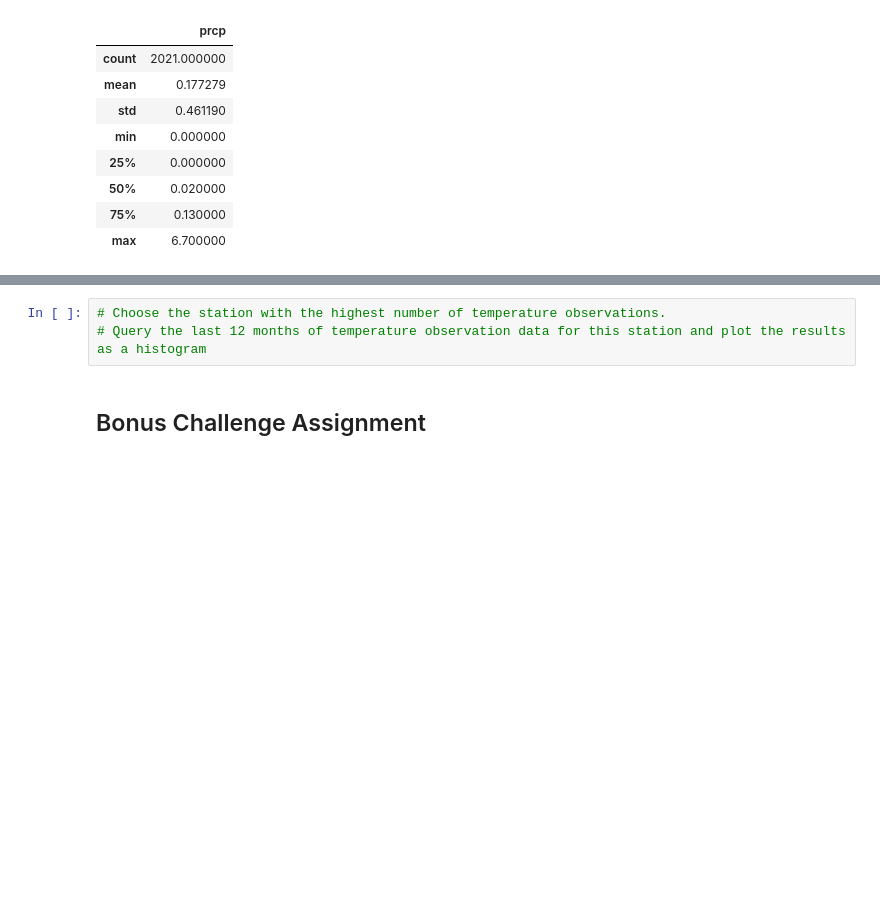
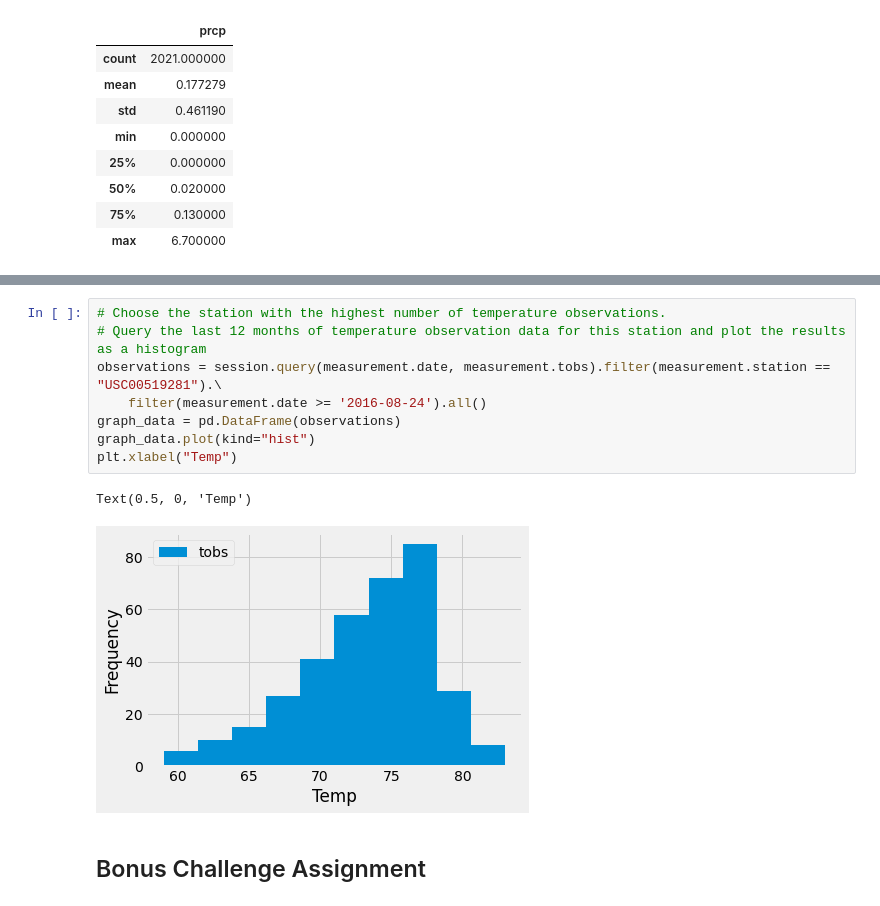
Before and after one commit to robinkhan1984/sqlalchemy-challenge, a Jupyter notebook: climate_starter.ipynb, the cells around one changed output, grey strips where cells are left out. Cells and saved outputs as stored; diff of their text form; blank space fills up the shorter version.

```diff
--- a/climate_starter.ipynb
+++ b/climate_starter.ipynb
@@ -102,6 +125,14 @@ stations = session.query
 # %%
 # Choose the station with the highest number of temperature observations.
 # Query the last 12 months of temperature observation data for this station and plot the results as a histogram
+observations = session.query(measurement.date, measurement.tobs).filter(measurement.station == "USC00519281").\
+    filter(measurement.date >= '2016-08-24').all()
+graph_data = pd.DataFrame(observations)
+graph_data.plot(kind="hist")
+plt.xlabel("Temp")
+# %% [output]
+Text(0.5, 0, 'Temp')
+[figure, added]
 # %% [markdown]
 ## Bonus Challenge Assignment
 # %%
```
Also changed, not shown: parts of 3 cells of this notebook, 1 other file.
